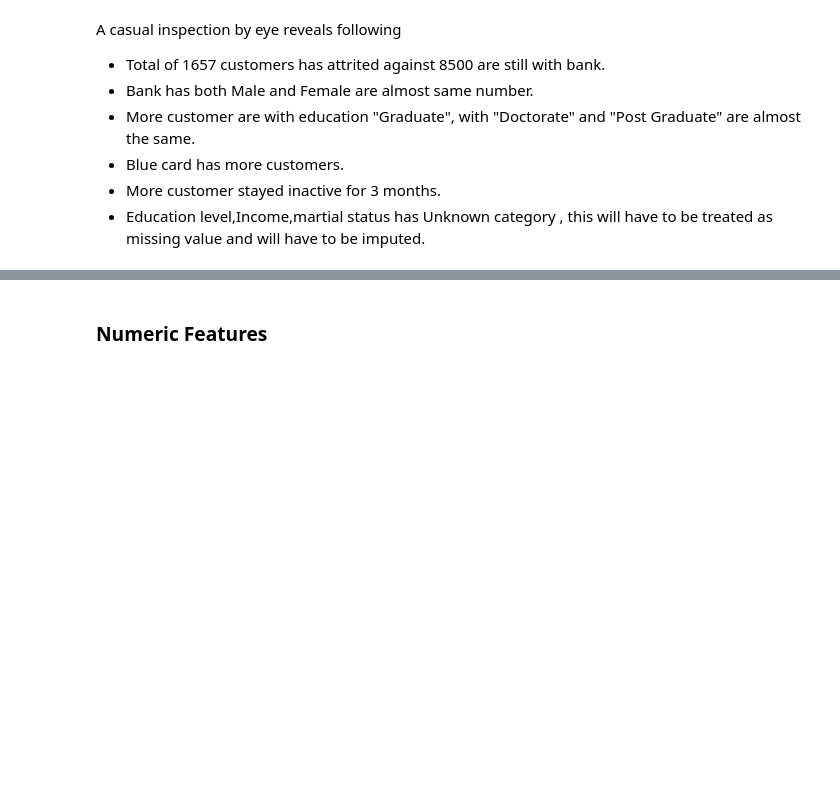
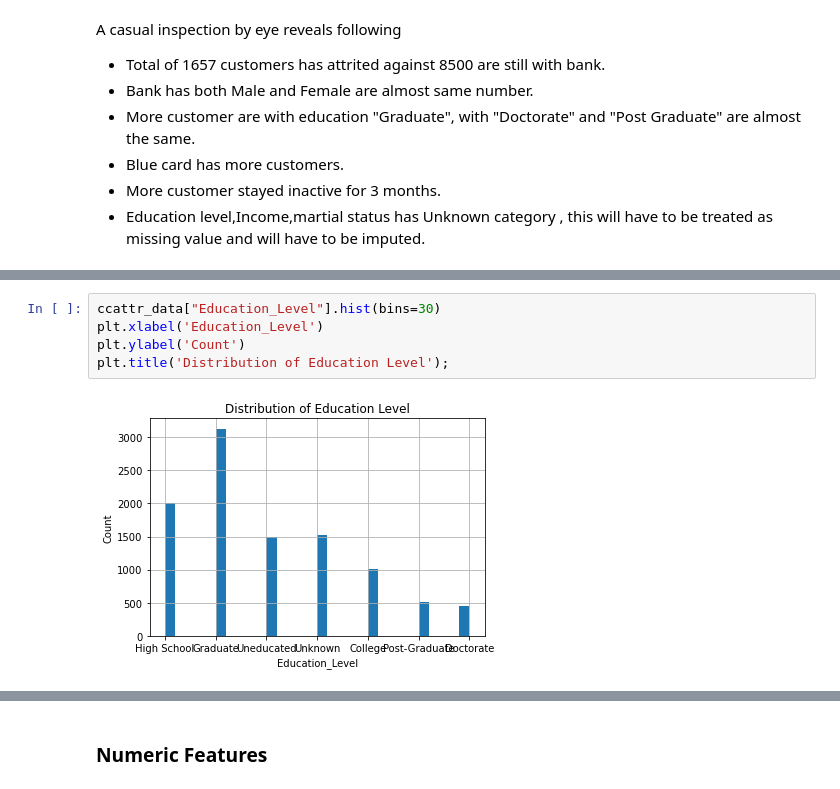
Before and after one commit to shaisid01/Data-Science, a Jupyter notebook: CapstoneProjects/Capstone 2/Notebooks/02_data_wrangling.ipynb, the cells around one changed output, grey strips where cells are left out. Cells and saved outputs as stored; diff of their text form; blank space fills up the shorter version.

```diff
--- a/CapstoneProjects/Capstone 2/Notebooks/02_data_wrangling.ipynb
+++ b/CapstoneProjects/Capstone 2/Notebooks/02_data_wrangling.ipynb
@@ -397,0 +408,7 @@ A casual inspection by eye reveals following
+# %%
+ccattr_data["Education_Level"].hist(bins=30)
+plt.xlabel('Education_Level')
+plt.ylabel('Count')
+plt.title('Distribution of Education Level');
+# %% [output]
+[figure, added]
```
Also changed, not shown: parts of 29 cells of this notebook.
